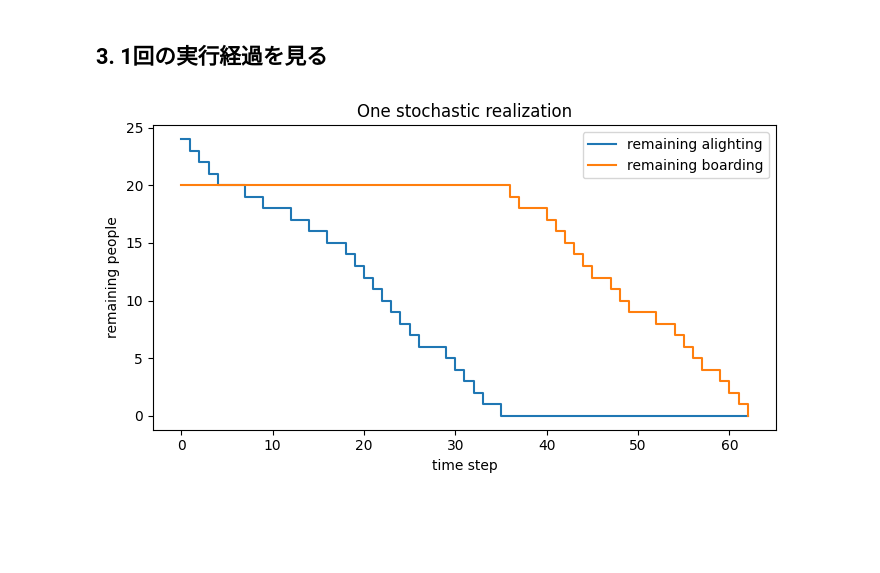
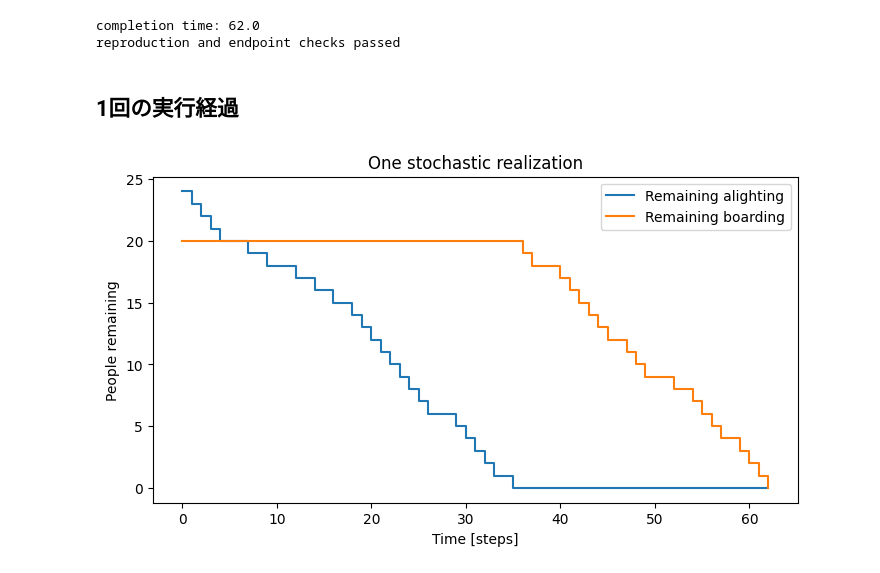
Before and after one commit to k16kgw/Seminar_text, a Jupyter notebook: notebooks/32_stochastic_simulation_repeats.ipynb, the cells around one changed output. Saved outputs shown, nothing was run; the diff lists cells and outputs as text; code cells hidden in the pictures; blank space fills up the shorter version.

```diff
--- a/notebooks/32_stochastic_simulation_repeats.ipynb
+++ b/notebooks/32_stochastic_simulation_repeats.ipynb
@@ -45,12 +108,24 @@ same seed reproduces result: True
+# %%
+trial = simulate_baseline(seed=0)
+repeat = simulate_baseline(seed=0)
+np.testing.assert_array_equal(trial['history'], repeat['history'])
+assert simulate_baseline(n_alight=2, n_board=3, pass_probability=1, max_steps=5)['completion_time'] == 5
+assert simulate_baseline(n_alight=1, n_board=0, pass_probability=0, max_steps=5)['status'] == 'cutoff'
+print('completion time:', trial['completion_time'])
+print('reproduction and endpoint checks passed')
+# %% [output]
+completion time: 62.0
+reproduction and endpoint checks passed
 # %% [markdown]
-## 3. 1回の実行経過を見る
+## 1回の実行経過
 # %%
-plt.figure(figsize=(7, 4))
-plt.step(history_0[:, 0], history_0[:, 1], where='post', label='remaining alighting')
-plt.step(history_0[:, 0], history_0[:, 2], where='post', label='remaining boarding')
-plt.xlabel('time step'); plt.ylabel('remaining people')
-plt.title('One stochastic realization')
-plt.legend(); plt.tight_layout(); plt.show()
+history = trial['history']
+fig, ax = plt.subplots(figsize=(7, 4), constrained_layout=True)
+ax.step(history[:, 0], history[:, 1], where='post', label='Remaining alighting')
+ax.step(history[:, 0], history[:, 2], where='post', label='Remaining boarding')
+ax.set(xlabel='Time [steps]', ylabel='People remaining', title='One stochastic realization')
+ax.legend()
+plt.show()
 # %% [output]
-[figure, old version]
+[figure, new version]
 # %% [markdown]
```
Also changed, not shown: parts of 16 cells of this notebook, 18 other files.
